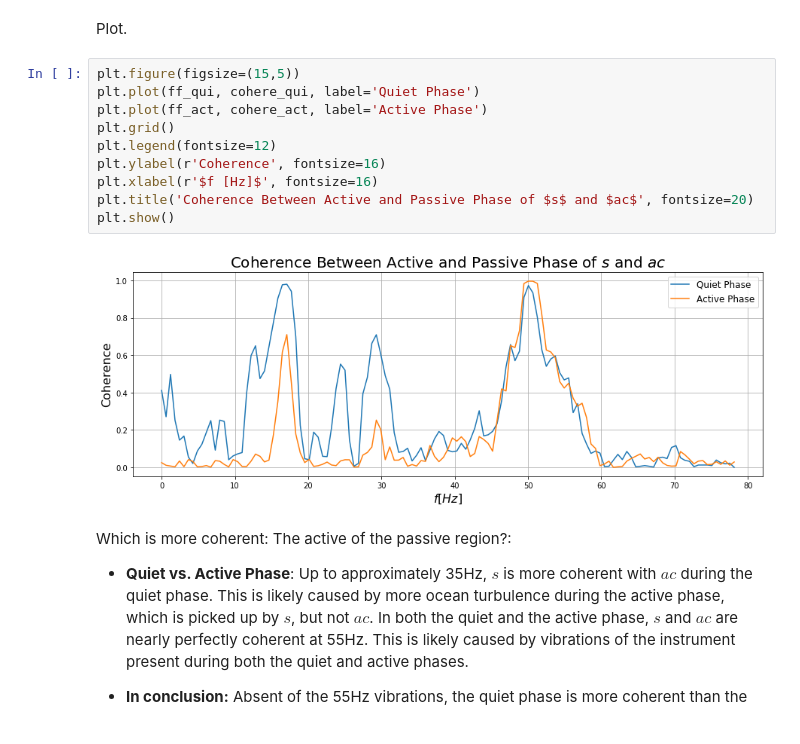
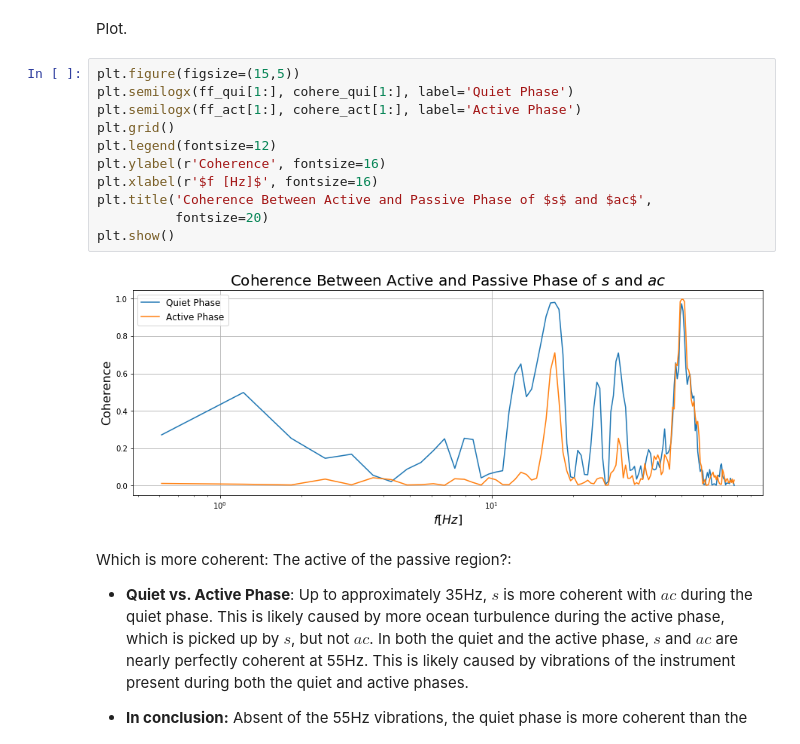
Before and after one commit to lukepolson/School, a Jupyter notebook: Phys 515/Assignment5.ipynb, the cells around one changed output. Cells and saved outputs as stored; diff of their text form.

```diff
--- a/Phys 515/Assignment5.ipynb
+++ b/Phys 515/Assignment5.ipynb
@@ -419,16 +431,17 @@ ff_qui, cohere_qui = coherence(s_qui, ac_qui, fs=fs, nperseg=256, window='hann')
 Plot.
 # %%
 plt.figure(figsize=(15,5))
-plt.plot(ff_qui, cohere_qui, label='Quiet Phase')
-plt.plot(ff_act, cohere_act, label='Active Phase')
+plt.semilogx(ff_qui[1:], cohere_qui[1:], label='Quiet Phase')
+plt.semilogx(ff_act[1:], cohere_act[1:], label='Active Phase')
 plt.grid()
 plt.legend(fontsize=12)
 plt.ylabel(r'Coherence', fontsize=16)
 plt.xlabel(r'$f [Hz]$', fontsize=16)
-plt.title('Coherence Between Active and Passive Phase of $s$ and $ac$', fontsize=20)
+plt.title('Coherence Between Active and Passive Phase of $s$ and $ac$',
+          fontsize=20)
 plt.show()
 # %% [output]
-[figure, old version]
+[figure, new version]
 # %% [markdown]
 Which is more coherent: The active of the passive region?:
 
```
Also changed, not shown: parts of 12 cells of this notebook.
